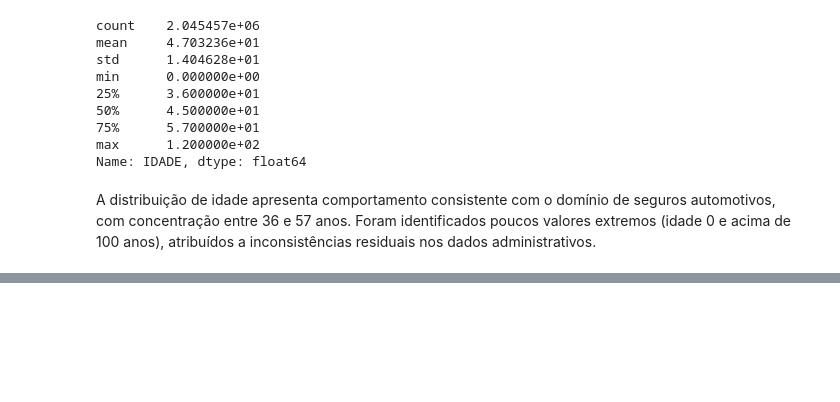
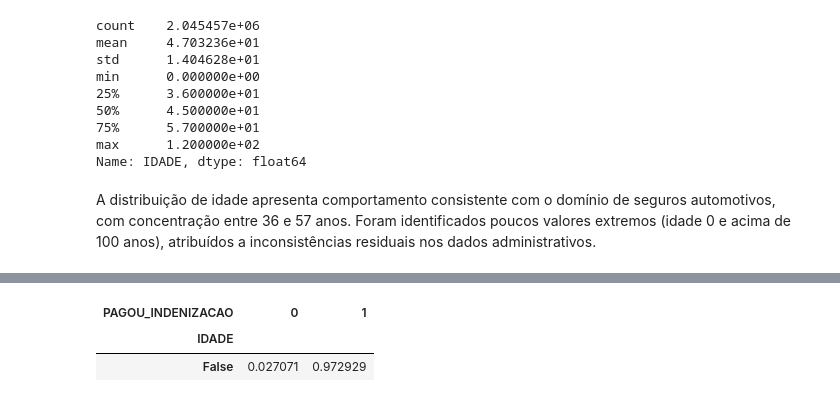
Before and after one commit to Lopeslucas/Data-Science, a Jupyter notebook: [SUSEP] - Seguro Auto/EDA.ipynb, the cells around one changed output, grey strips where cells are left out. Saved outputs shown, nothing was run; the diff lists cells and outputs as text; code cells hidden in the pictures; blank space fills up the shorter version.

```diff
--- a/[SUSEP] - Seguro Auto/EDA.ipynb
+++ b/[SUSEP] - Seguro Auto/EDA.ipynb
@@ -463,8 +476,8 @@ labels = [
 ]
 
 #Cria nova variável para receber as labels
-df['FAIXA_IDADE'] = pd.cut(
-    df['IDADE'],
+df_treated['FAIXA_IDADE'] = pd.cut(
+    df_treated['IDADE'],
     bins=bins,
     labels=labels,
     right=False
@@ -548,0 +668,10 @@ X_train, X_test, y_train, y_test = train_test_split(
+# %%
+pd.crosstab(
+    X_train['IDADE'].isna(),
+    y_train,
+    normalize='index'
+)
+# %% [output]
+| PAGOU_INDENIZACAO | 0 | 1 |
+| IDADE |  |  |
+| False | 0.027071 | 0.972929 |
```
Also changed, not shown: parts of 70 cells of this notebook, 2 other files.
